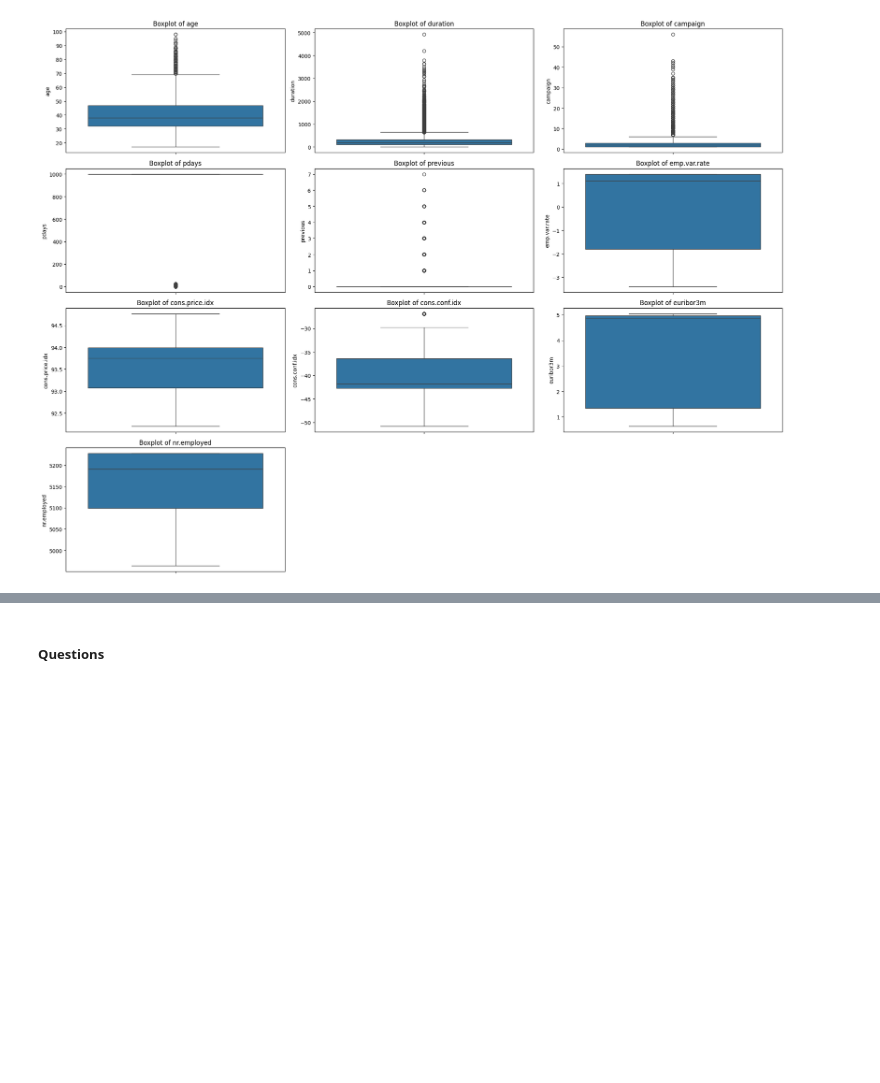
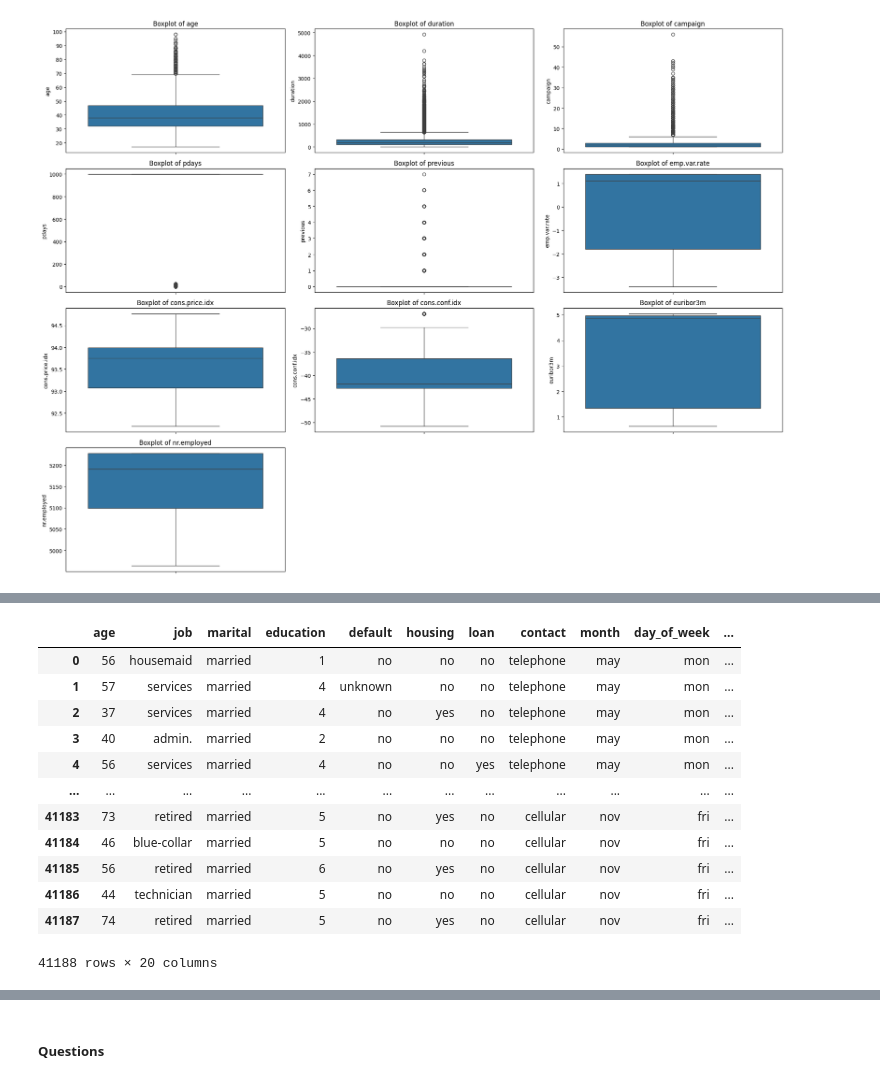
Before and after one commit to shivaallala/Bank-Marketing-Term-Deposit-Subscription-Prediction, a Jupyter notebook: Prompt.ipynb, the cells around one changed output, grey strips where cells are left out. Saved outputs shown, nothing was run; the diff lists cells and outputs as text; code cells hidden in the pictures; blank space fills up the shorter version.

```diff
--- a/Prompt.ipynb
+++ b/Prompt.ipynb
@@ -405,0 +430,12 @@ Now that we have some basic models on the board, we want to try to improve these
+# %%
+'''Previous' represents the number of contacts performed with this client before this campaign. Since there are significantly fewer data points for 5-7 contacts,
+it can confidently be eastablished that these datapoints are outliers and may effect the model when trained including this feature.
+
+Intuitively, the unique value 4 can be merged with 5 through 7 to represent few or more contacts. Hence 5,6,7 values replaced with '4'
+'''
+
+previous_contacts_map = {0:0, 1: 1, 2: 2, 3: 3, 4: 4, 5: 4, 6: 4, 7: 4}
+#After applying this mapping, the 'previous' column will have a new category '4' representing "few or more contacts," which can potentially improve the interpretability and robustness of the models.
+
+df_cleaned['previous'] = df_cleaned['previous'].map(previous_contacts_map)
+df_cleaned['previous'].value_counts()
@@ -405,0 +454,2 @@ Now that we have some basic models on the board, we want to try to improve these
+# %%
+df_cleaned.drop('duration', axis = 1, inplace = True)
@@ -405,0 +498,10 @@ Now that we have some basic models on the board, we want to try to improve these
+# %%
+'''It looks like there are extreme number of outliers that maybe not be suitable for training. Due to the nature of the feature, it is reasonable to replace outlier values with a reasonable
+exisitng value to represent a group. Let us take 12 as a threshold where all values above 12 will be replaced, repurposing '12' as 'campagn contacts 12 or more'.
+This does pose a risk to the integrity of the model or training process as this would only effect a very small portion (1.68%) of one feature where the manipulated data points are deamed outliers.'''
+
+# Replace values greater than 12 with 12 in the 'campaign' feature
+df_cleaned['campaign'] = df_cleaned['campaign'].apply(lambda x: 12 if x > 12 else x)
+
+# Verify the replacement
+print(df_cleaned['campaign'].value_counts().sort_values(ascending=False))
@@ -405,0 +548,16 @@ Now that we have some basic models on the board, we want to try to improve these
+# %%
+df_cleaned
+# %% [output]
+|  | age | job | marital | education | default | housing | loan | contact | month | day_of_week | ... |
+| 0 | 56 | housemaid | married | 1 | no | no | no | telephone | may | mon | ... |
+| 1 | 57 | services | married | 4 | unknown | no | no | telephone | may | mon | ... |
+| 2 | 37 | services | married | 4 | no | yes | no | telephone | may | mon | ... |
+| 3 | 40 | admin. | married | 2 | no | no | no | telephone | may | mon | ... |
+| 4 | 56 | services | married | 4 | no | no | yes | telephone | may | mon | ... |
+| ... | ... | ... | ... | ... | ... | ... | ... | ... | ... | ... | ... |
+| 41183 | 73 | retired | married | 5 | no | yes | no | cellular | nov | fri | ... |
+| 41184 | 46 | blue-collar | married | 5 | no | no | no | cellular | nov | fri | ... |
+| 41185 | 56 | retired | married | 6 | no | yes | no | cellular | nov | fri | ... |
+| 41186 | 44 | technician | married | 5 | no | no | no | cellular | nov | fri | ... |
+| 41187 | 74 | retired | married | 5 | no | yes | no | cellular | nov | fri | ... |
+41188 rows × 20 columns
```
Also changed, not shown: parts of 72 cells of this notebook, 1 other file.
